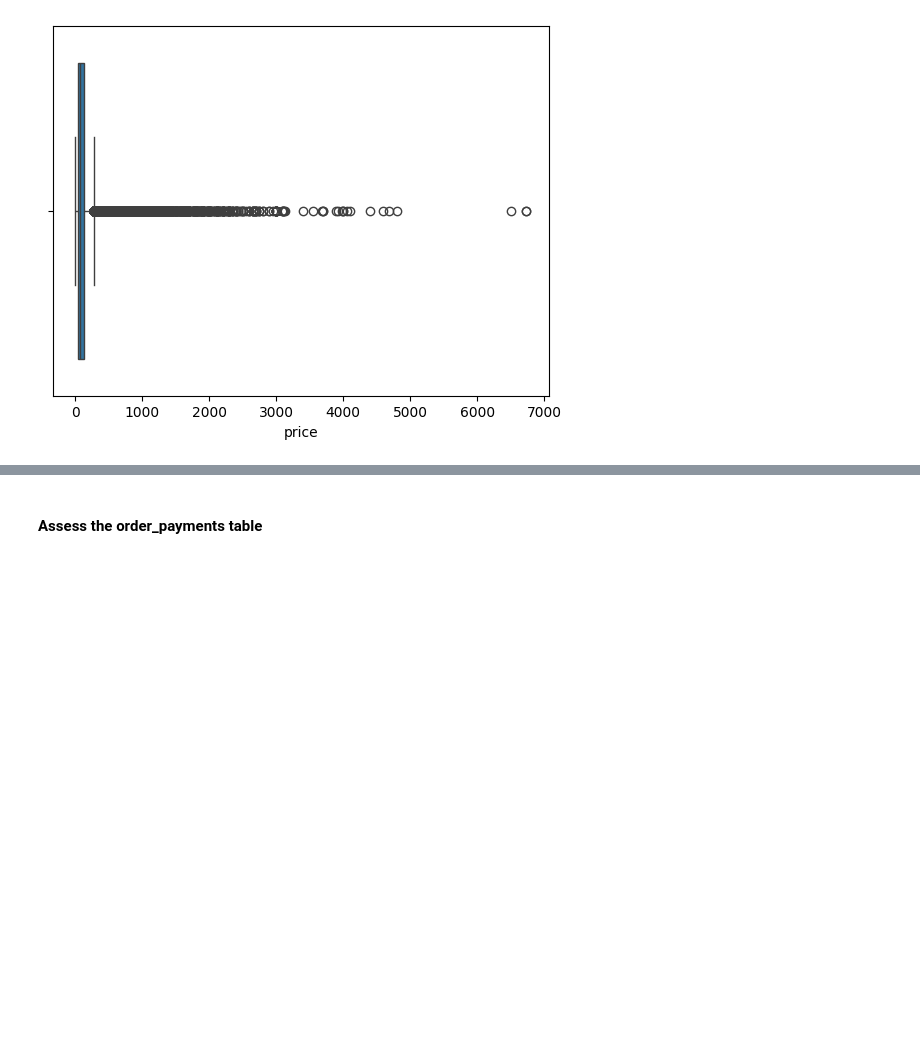
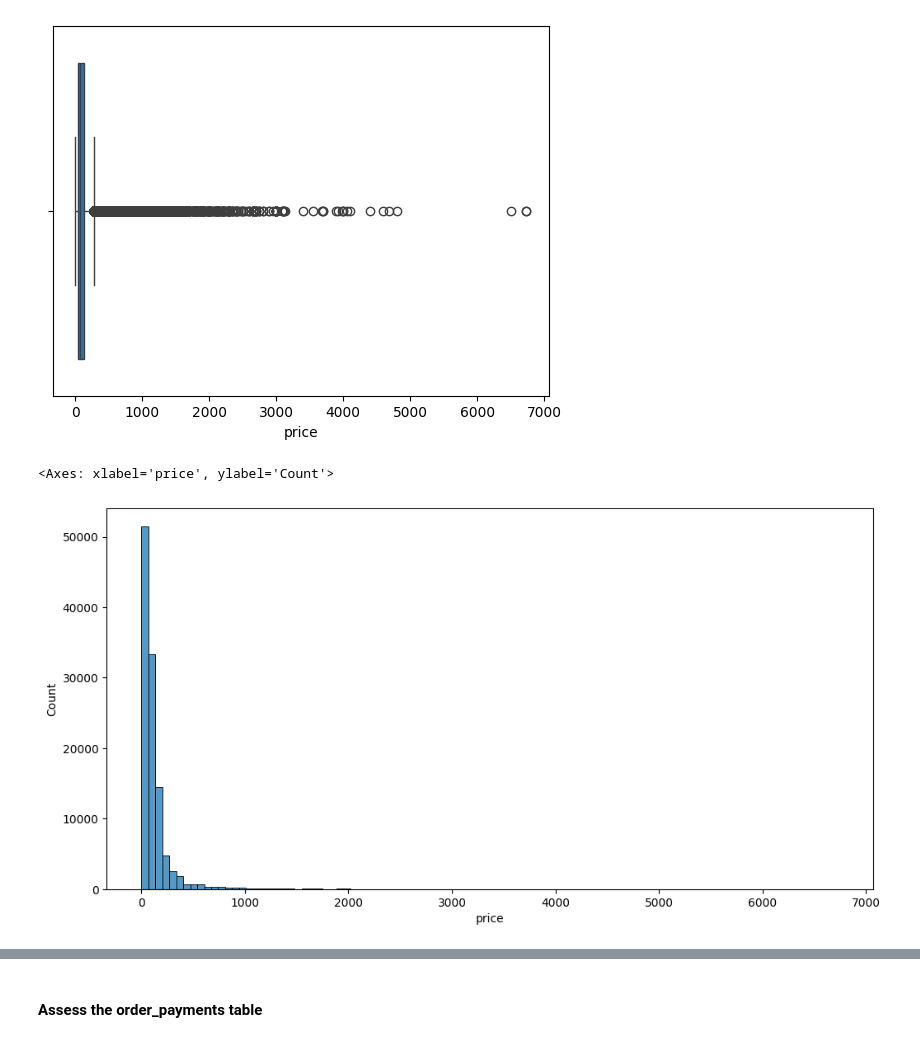
Before and after one commit to stefansphtr/Data-Analytics-Brazilian-Ecommerce, a Jupyter notebook: notebook.ipynb, the cells around one changed output, grey strips where cells are left out. Cells and saved outputs as stored; diff of their text form; code cells hidden in the pictures; blank space fills up the shorter version.

```diff
--- a/notebook.ipynb
+++ b/notebook.ipynb
@@ -303,3 +303,11 @@ sns.boxplot(x=order_items_df["price"])
 # %% [output]
 <Axes: xlabel='price'>
 [figure]
+# %%
+# Plot the histogram of the attribute price
+plt.figure(figsize=(12, 6))
+
+sns.histplot(data=order_items_df, x="price", bins=100)
+# %% [output]
+<Axes: xlabel='price', ylabel='Count'>
+[figure, added]
```
Also changed, not shown: parts of 20 cells of this notebook.
